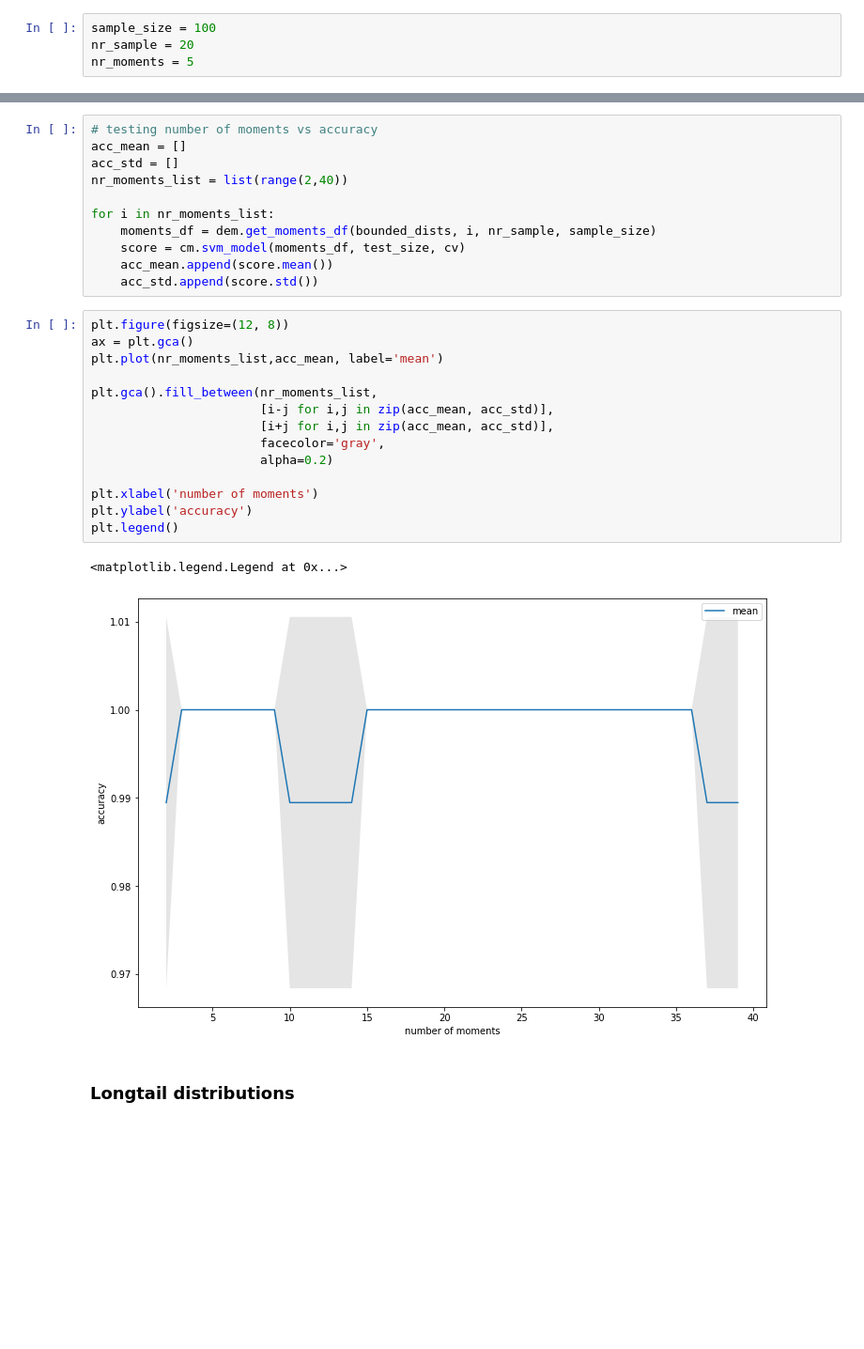
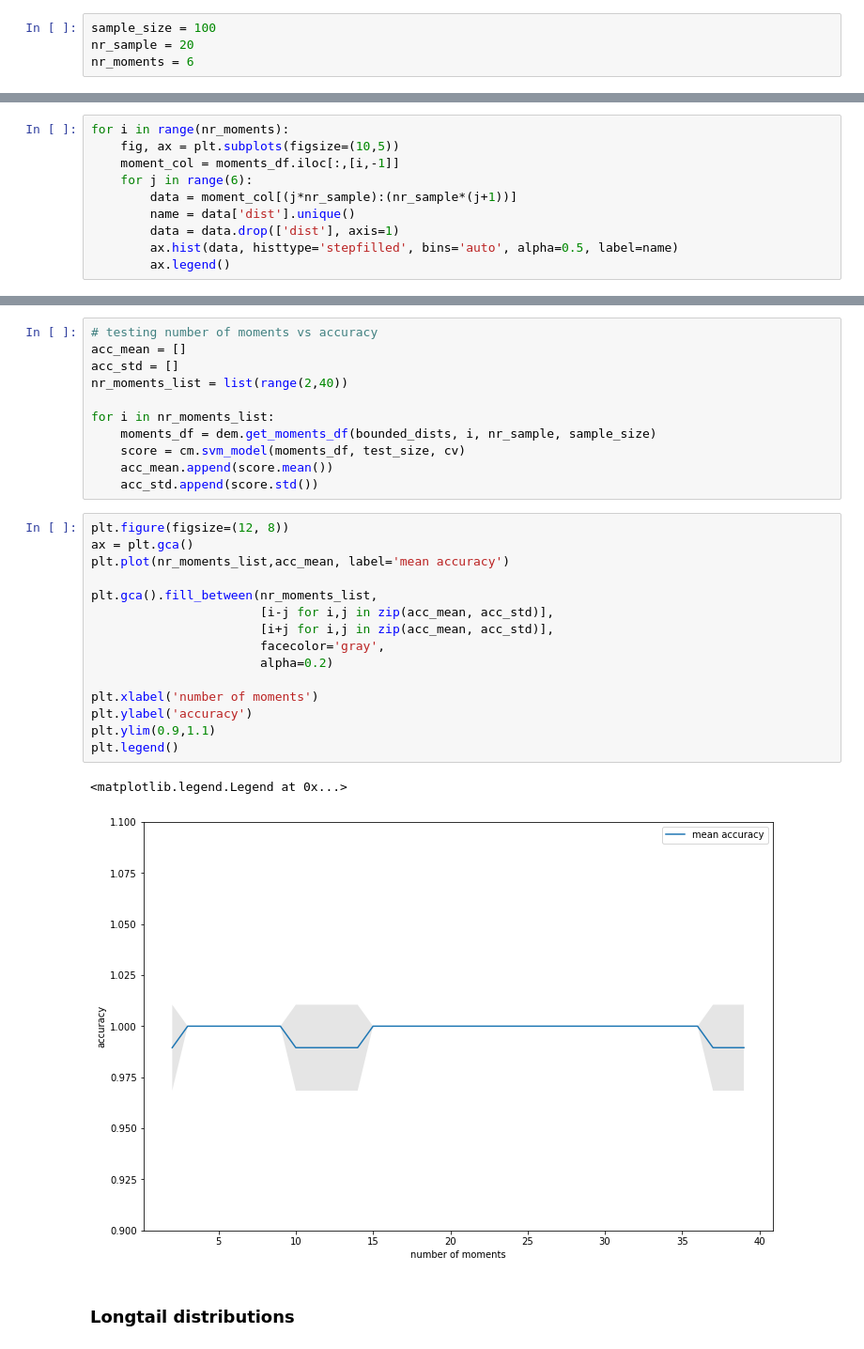
Before and after one commit to sheilafarrahi/thesis, a Jupyter notebook: method_of_moments.ipynb, the cells around one changed output, grey strips where cells are left out. Shown at 94% size. Saved outputs shown, nothing was run; the diff lists cells and outputs as text; blank space fills up the shorter version.

```diff
--- a/method_of_moments.ipynb
+++ b/method_of_moments.ipynb
@@ -21,7 +21,7 @@ importlib.reload(cm)
 # %%
 sample_size = 100
 nr_sample = 20
-nr_moments = 5
+nr_moments = 6
 # %% [markdown]
 ### Bounded distributions
 # %%
@@ -39,0 +40,10 @@ moments_df.head()
+# %%
+for i in range(nr_moments):
+    fig, ax = plt.subplots(figsize=(10,5))
+    moment_col = moments_df.iloc[:,[i,-1]]
+    for j in range(6):
+        data = moment_col[(j*nr_sample):(nr_sample*(j+1))]
+        name = data['dist'].unique()
+        data = data.drop(['dist'], axis=1)
+        ax.hist(data, histtype='stepfilled', bins='auto', alpha=0.5, label=name)
+        ax.legend()
@@ -95,20 +114,21 @@ for i in nr_moments_list:
 # %%
 plt.figure(figsize=(12, 8))
 ax = plt.gca()
-plt.plot(nr_moments_list,acc_mean, label='mean')
+plt.plot(nr_moments_list,acc_mean, label='mean accuracy')
 
 plt.gca().fill_between(nr_moments_list,
                        [i-j for i,j in zip(acc_mean, acc_std)],
                        [i+j for i,j in zip(acc_mean, acc_std)],
                        facecolor='gray',
                        alpha=0.2)
 
 plt.xlabel('number of moments')
 plt.ylabel('accuracy')
+plt.ylim(0.9,1.1)
 plt.legend()
 # %% [output]
 <matplotlib.legend.Legend at 0x...>
-[figure, old version]
+[figure, new version]
 # %% [markdown]
 ### Longtail distributions
 # %%
```
Also changed, not shown: parts of 6 cells of this notebook, 2 other files.
